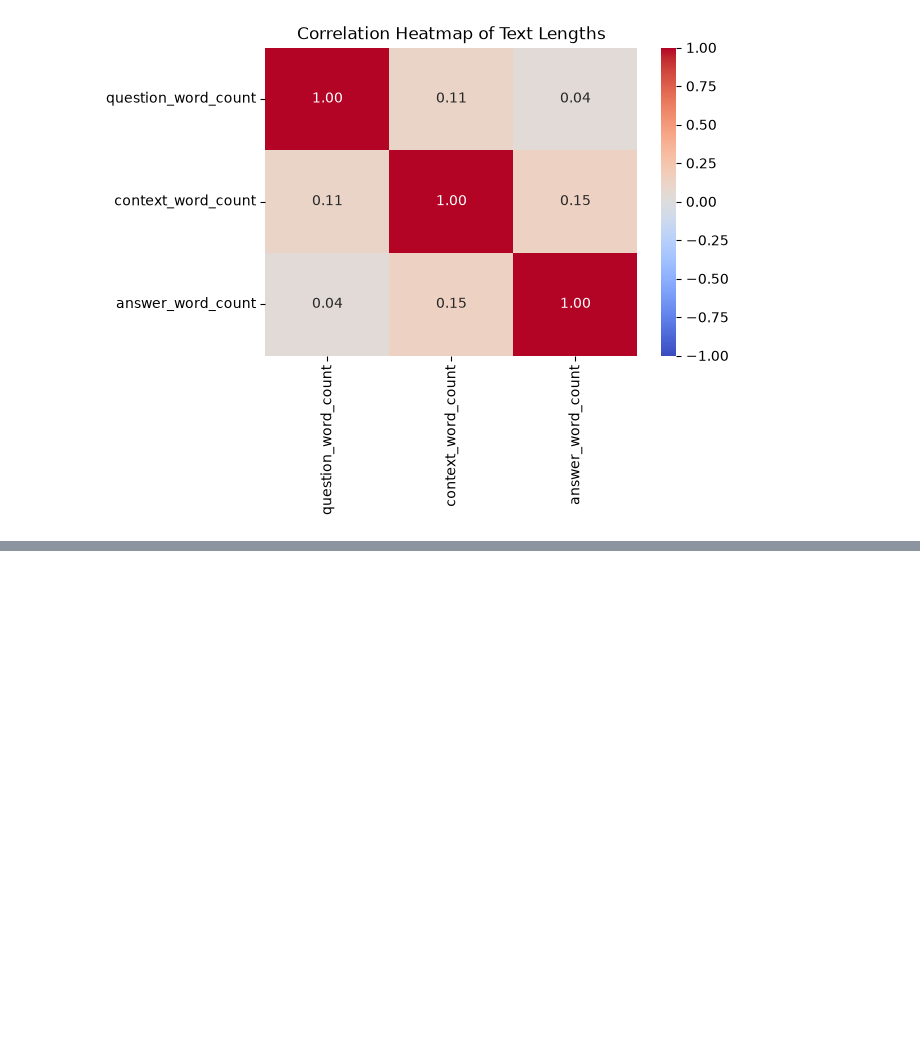
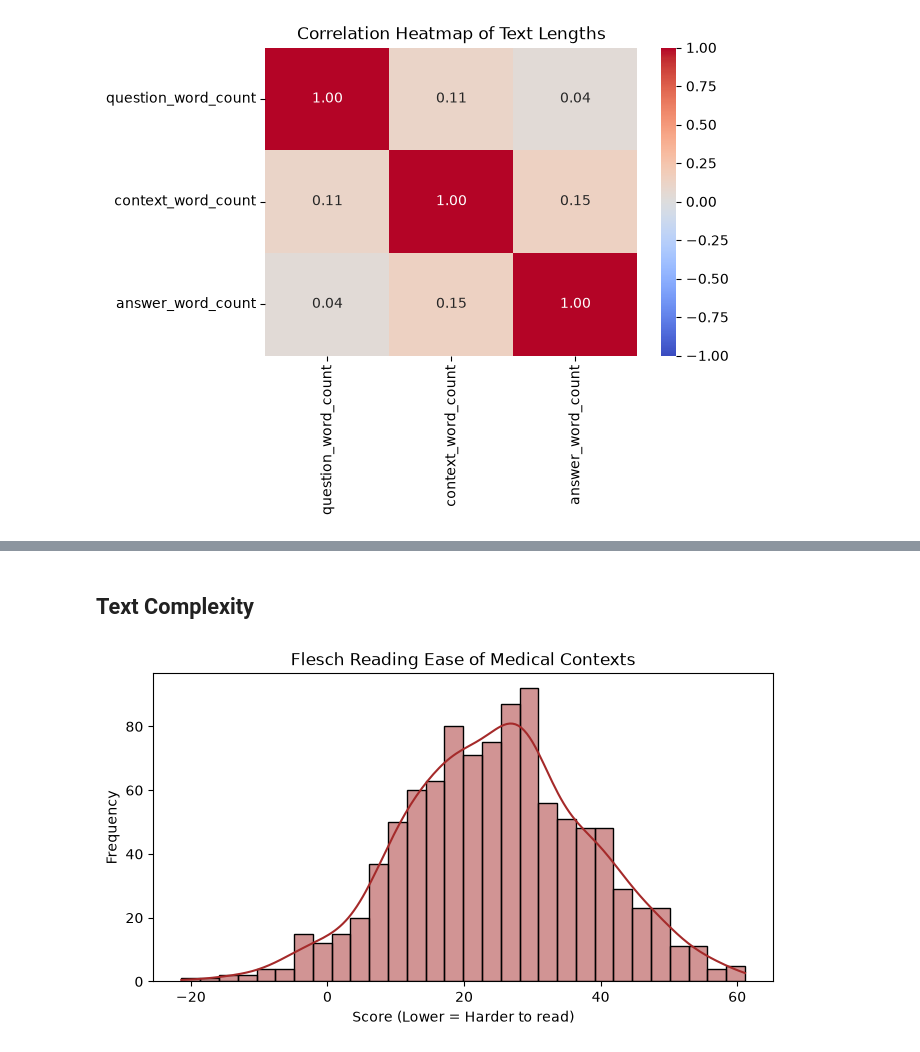
Before and after one commit to NotTodaySirr/Clinical-QA-NLP, a Jupyter notebook: backend/AI/notebooks/EDA.ipynb, the cells around one changed output, grey strips where cells are left out. Cells and saved outputs as stored; diff of their text form; code cells hidden in the pictures; blank space fills up the shorter version.

```diff
--- a/backend/AI/notebooks/EDA.ipynb
+++ b/backend/AI/notebooks/EDA.ipynb
@@ -229,0 +309,20 @@ answer_word_count             1.000000
+# %% [markdown]
+## Text Complexity
+# %%
+import textstat
+
+# Sample 1000 rows to save time
+sample_contexts = df['context'].dropna().sample(1000, random_state=42).astype(str)
+
+# Calculate Flesch Reading Ease (lower score = harder to read)
+# Standard medical text usually scores very low (0-30 = College Graduate level)
+readability_scores = sample_contexts.apply(textstat.flesch_reading_ease)
+
+plt.figure(figsize=(8, 4))
+sns.histplot(readability_scores, bins=30, kde=True, color='brown')
+plt.title('Flesch Reading Ease of Medical Contexts')
+plt.xlabel('Score (Lower = Harder to read)')
+plt.ylabel('Frequency')
+plt.show()
+# %% [output]
+[figure, added]
```
Also changed, not shown: parts of 6 cells of this notebook, 1 other file.
